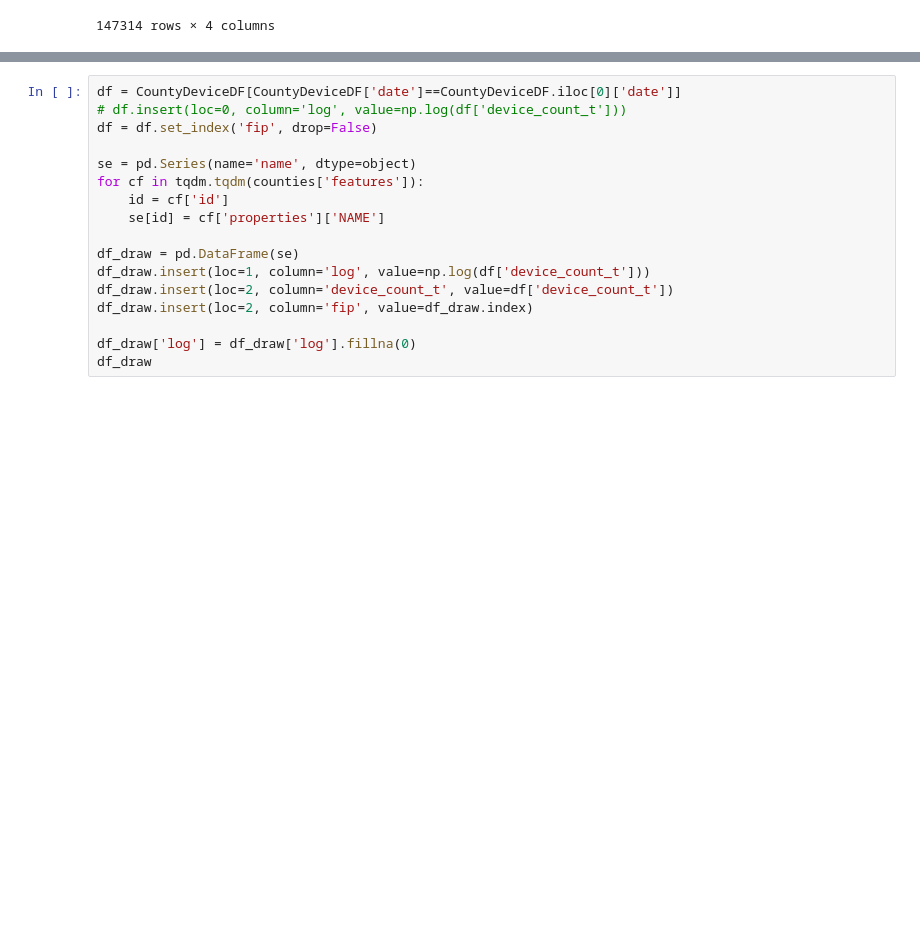
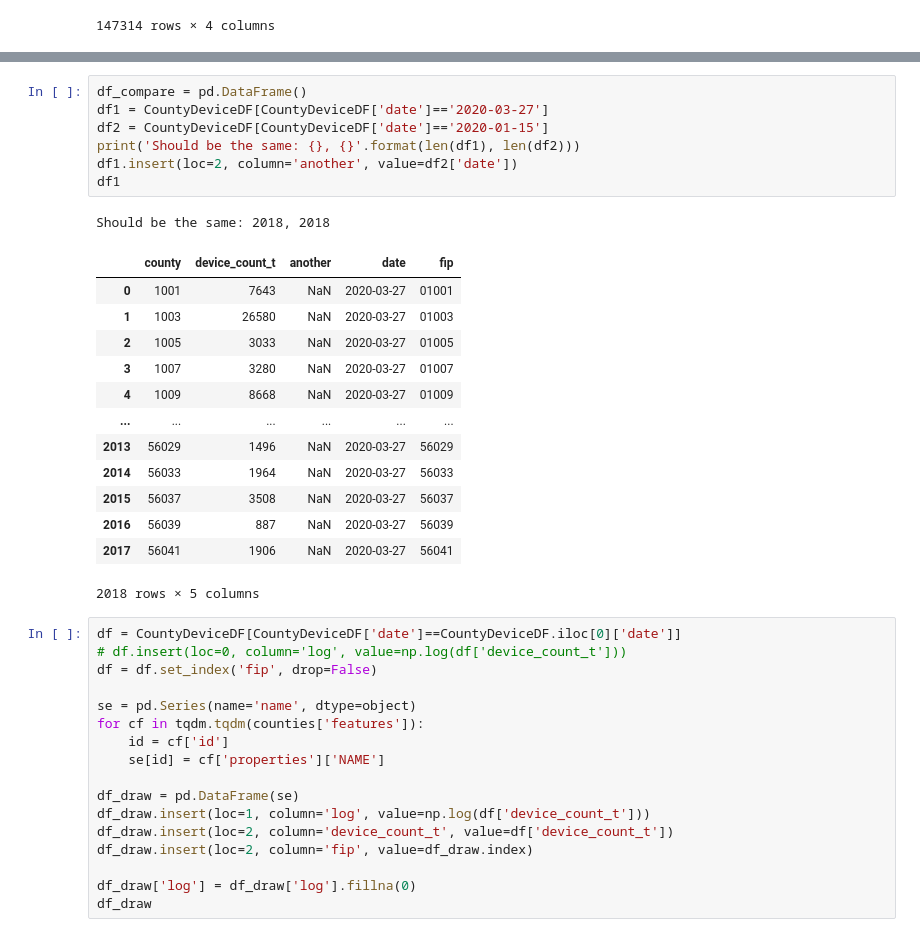
Before and after one commit to listenzcc/cov_usa, a Jupyter notebook: brief.ipynb, the cells around one changed output, grey strips where cells are left out. Cells and saved outputs as stored; diff of their text form; blank space fills up the shorter version.

```diff
--- a/brief.ipynb
+++ b/brief.ipynb
@@ -110,3 +138,25 @@ CountyDeviceDF
+# %%
+df_compare = pd.DataFrame()
+df1 = CountyDeviceDF[CountyDeviceDF['date']=='2020-03-27']
+df2 = CountyDeviceDF[CountyDeviceDF['date']=='2020-01-15']
+print('Should be the same: {}, {}'.format(len(df1), len(df2)))
+df1.insert(loc=2, column='another', value=df2['date'])
+df1
+# %% [output]
+Should be the same: 2018, 2018
+|  | county | device_count_t | another | date | fip |
+| 0 | 1001 | 7643 | NaN | 2020-03-27 | 01001 |
+| 1 | 1003 | 26580 | NaN | 2020-03-27 | 01003 |
+| 2 | 1005 | 3033 | NaN | 2020-03-27 | 01005 |
+| 3 | 1007 | 3280 | NaN | 2020-03-27 | 01007 |
+| 4 | 1009 | 8668 | NaN | 2020-03-27 | 01009 |
+| ... | ... | ... | ... | ... | ... |
+| 2013 | 56029 | 1496 | NaN | 2020-03-27 | 56029 |
+| 2014 | 56033 | 1964 | NaN | 2020-03-27 | 56033 |
+| 2015 | 56037 | 3508 | NaN | 2020-03-27 | 56037 |
+| 2016 | 56039 | 887 | NaN | 2020-03-27 | 56039 |
+| 2017 | 56041 | 1906 | NaN | 2020-03-27 | 56041 |
+2018 rows × 5 columns
 # %%
 df = CountyDeviceDF[CountyDeviceDF['date']==CountyDeviceDF.iloc[0]['date']]
 # df.insert(loc=0, column='log', value=np.log(df['device_count_t']))
```
Also changed, not shown: parts of 3 cells of this notebook, 1 other file.
